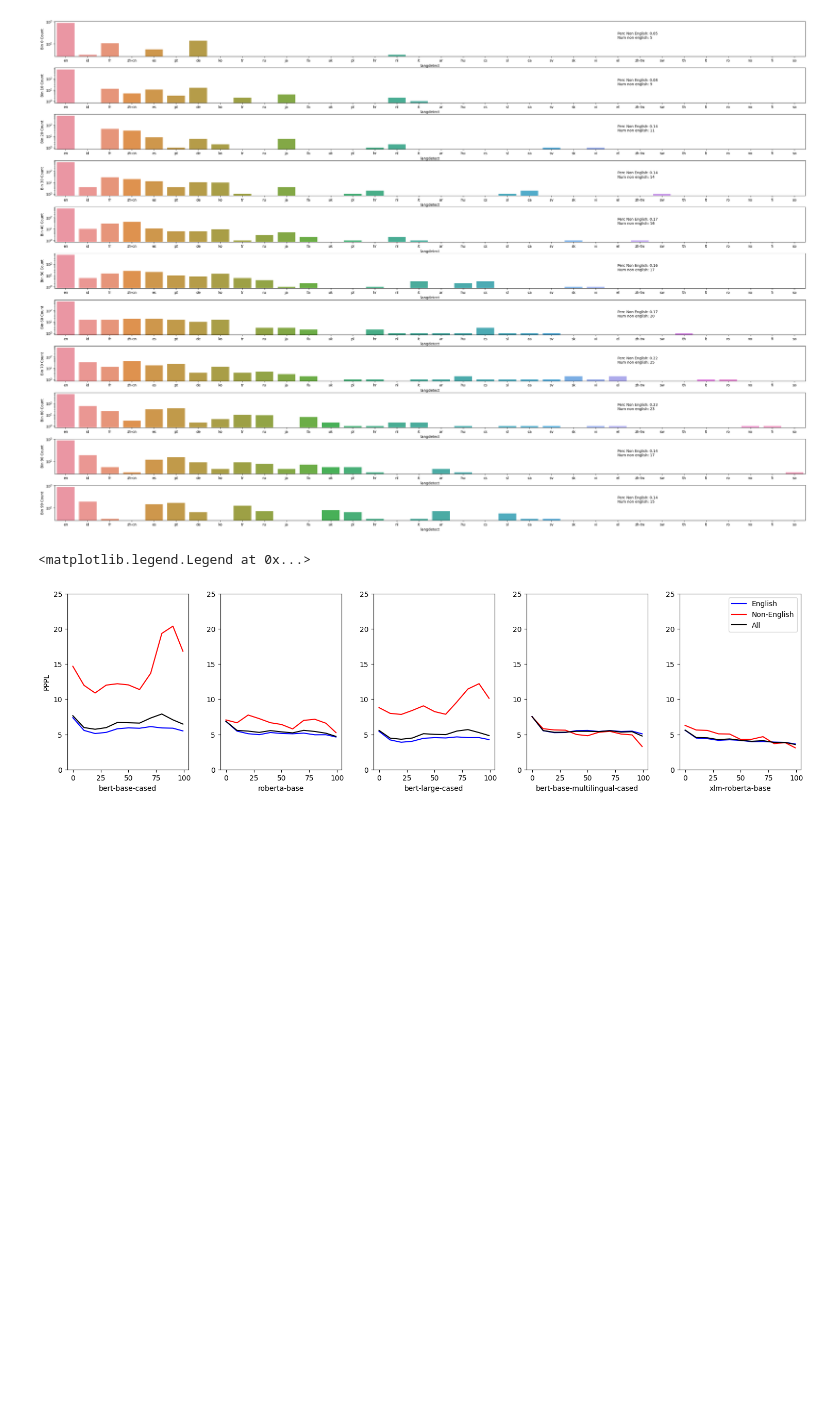
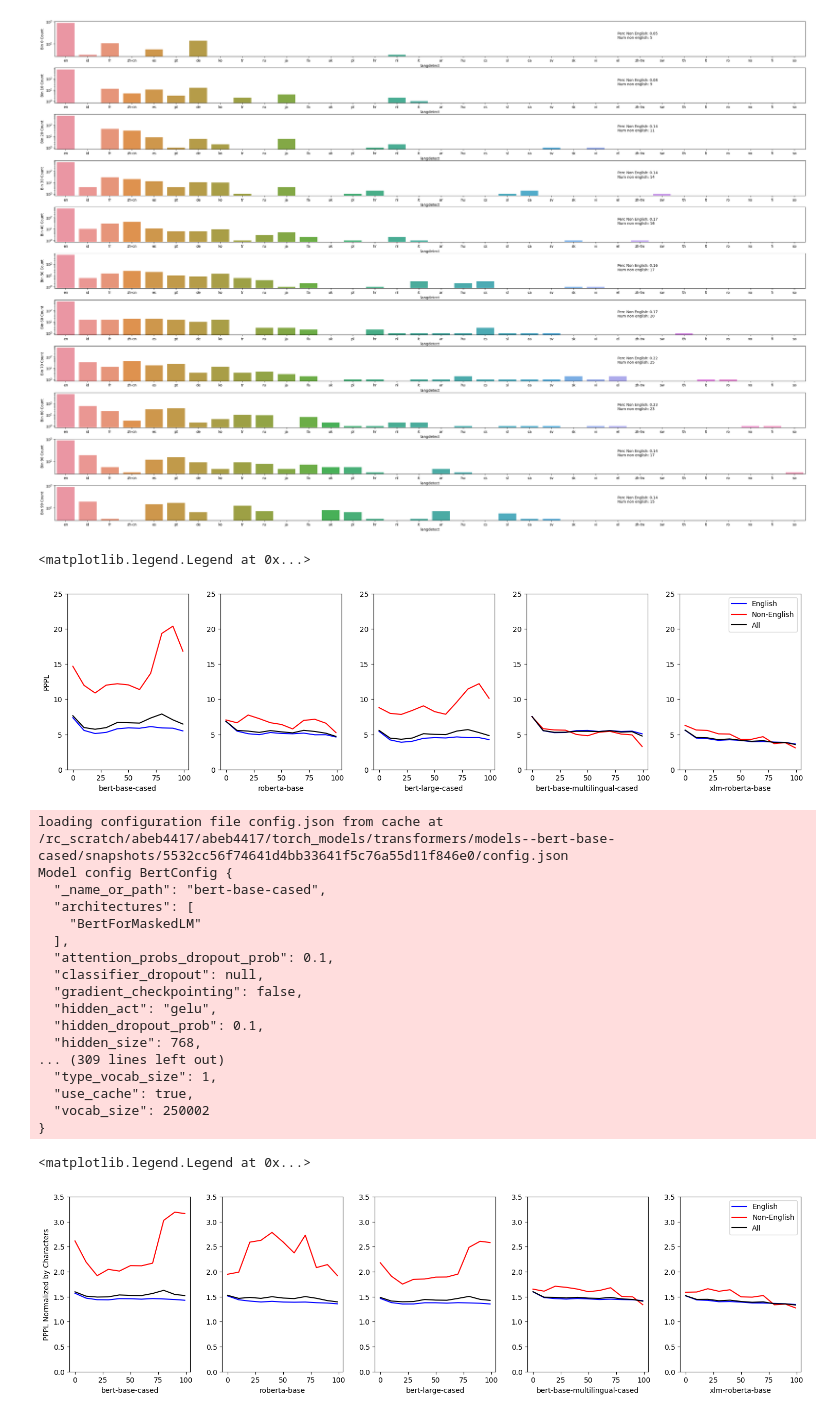
Before and after one commit to kwchurch/JSALT_Better_Together, a Jupyter notebook: lm_perplexity/vis/stratify_language.ipynb, the cells around one changed output. Drawn from its saved outputs; the diff is of its cells as text; code cells hidden in the pictures; blank space fills up the shorter version.

```diff
--- a/lm_perplexity/vis/stratify_language.ipynb
+++ b/lm_perplexity/vis/stratify_language.ipynb
@@ -108,3 +97,73 @@ ax[-1].legend()
 # %% [output]
 <matplotlib.legend.Legend at 0x...>
 [figure]
+# %%
+from transformers import AutoTokenizer
+
+def calculate_pppl_by_char(arr, chars):
+    total_chars = np.nansum(chars)
+    total_sum = np.nansum(arr) * -1
+    return np.exp(total_sum / total_chars)
+
+fig, ax = plt.subplots(1,5, figsize=(15,4))
+fig.tight_layout()
+
+colors = ['blue', 'red', 'black']
+
+models = {
+    'filter_newline' : ['bert-base-cased', 'roberta-base', 'bert-large-cased'],
+    'multilingual' : ['bert-base-multilingual-cased', 'xlm-roberta-base']
+}
+
+model_dfs = get_dict_of_df(models)
+model_nps = get_dict_of_arrays(models, fname_to_read='filtered_log_probs.npy', convert_for_plot=False)
+
+for i, (k,v) in enumerate(model_dfs.items()):
+
+    tokenizer = AutoTokenizer.from_pretrained(k)
+    v['num_chars'] = v['tokens'].apply(lambda x: len(tokenizer.decode(eval(x)[1:-1])))
+
+    arr = model_nps[k]
+
+    english_ids = v[v['langdetect'] == 'en'][['bin', 'local_id', 'num_chars']]
+    non_english_ids = v[v['langdetect'] != 'en'][['bin', 'local_id', 'num_chars']]
+    all_ids = v[['bin', 'local_id', 'num_chars']]
+
+    for j, (id_set, name) in enumerate(zip([english_ids, non_english_ids, all_ids], ['English', 'Non-English', 'All'])):
+
+        bins = id_set['bin'].unique()
+        vals = np.zeros(bins.shape)
+
+        for bin_idx, bin in enumerate(bins):
+            local_ids = id_set[id_set['bin'] == bin]['local_id']
+            num_chars = id_set[id_set['bin'] == bin]['num_chars']
+            vals[bin_idx] = calculate_pppl_by_char(arr[bin, local_ids,:], num_chars)
+
+        ax[i].plot(bins, vals, label=name, color=colors[j])
+
+    ax[i].set_ylim(bottom=0.0, top=3.5)
+    ax[i].set_xlabel(k)
+
+
+ax[0].set_ylabel('PPPL Normalized by Characters')
+ax[-1].legend()
+# %% [output]
+loading configuration file config.json from cache at /rc_scratch/abeb4417/abeb4417/torch_models/transformers/models--bert-base-cased/snapshots/5532cc56f74641d4bb33641f5c76a55d11f846e0/config.json
+Model config BertConfig {
+  "_name_or_path": "bert-base-cased",
+  "architectures": [
+    "BertForMaskedLM"
+  ],
+  "attention_probs_dropout_prob": 0.1,
+  "classifier_dropout": null,
+  "gradient_checkpointing": false,
+  "hidden_act": "gelu",
+  "hidden_dropout_prob": 0.1,
+  "hidden_size": 768,
+... (309 lines left out)
+  "type_vocab_size": 1,
+  "use_cache": true,
+  "vocab_size": 250002
+}
+<matplotlib.legend.Legend at 0x...>
+[figure, added]
```
Also changed, not shown: parts of 2 cells of this notebook, 3 other files.
